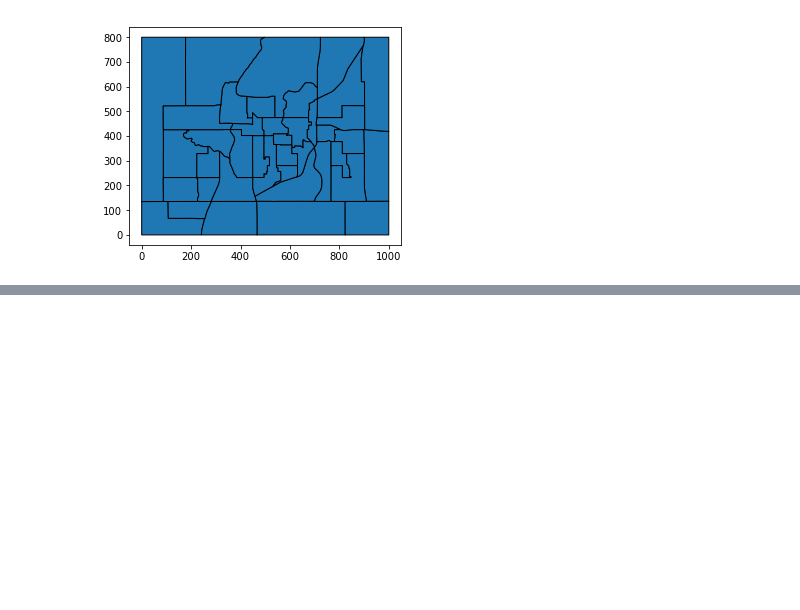
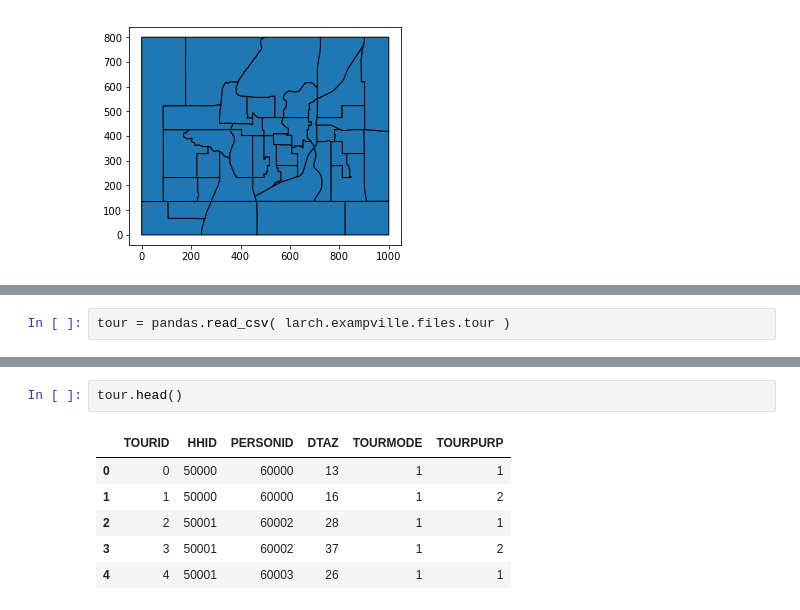
Before and after one commit to jpn--/larch, a Jupyter notebook: larch/doc/example/200_exampville.ipynb, the cells around one changed output, grey strips where cells are left out. Drawn from its saved outputs; the diff is of its cells as text; blank space fills up the shorter version.

```diff
--- a/larch/doc/example/200_exampville.ipynb
+++ b/larch/doc/example/200_exampville.ipynb
@@ -190,0 +161,2 @@ f_tour["DTAZi"] = f_tour["DTAZ"] - 1
+# %%
+tour = pandas.read_csv( larch.exampville.files.tour )
@@ -190,0 +177,9 @@ f_tour["DTAZi"] = f_tour["DTAZ"] - 1
+# %%
+tour.head()
+# %% [output]
+|  | TOURID | HHID | PERSONID | DTAZ | TOURMODE | TOURPURP |
+| 0 | 0 | 50000 | 60000 | 13 | 1 | 1 |
+| 1 | 1 | 50000 | 60000 | 16 | 1 | 2 |
+| 2 | 2 | 50001 | 60002 | 28 | 1 | 1 |
+| 3 | 3 | 50001 | 60002 | 37 | 1 | 2 |
+| 4 | 4 | 50001 | 60003 | 26 | 1 | 1 |
```
Also changed, not shown: parts of 52 cells of this notebook, 3 other files.
